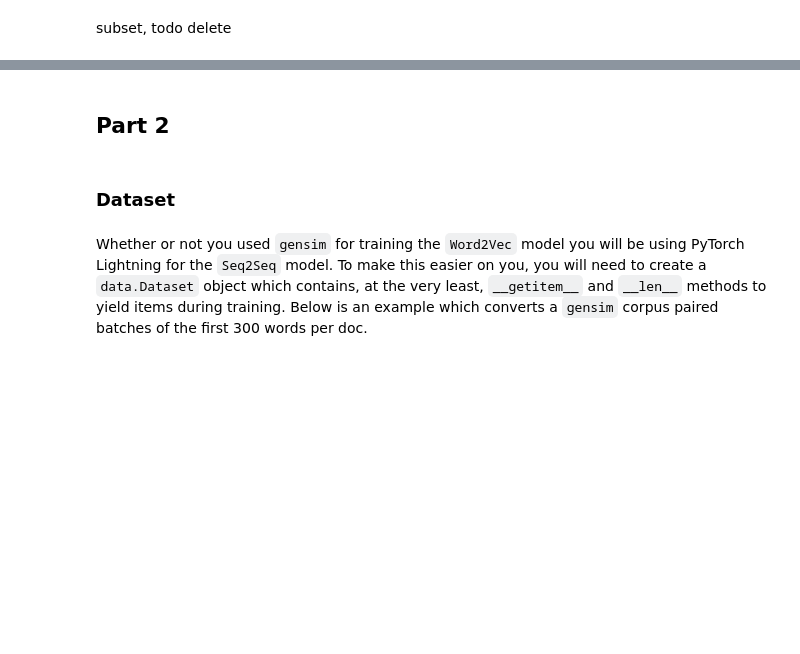
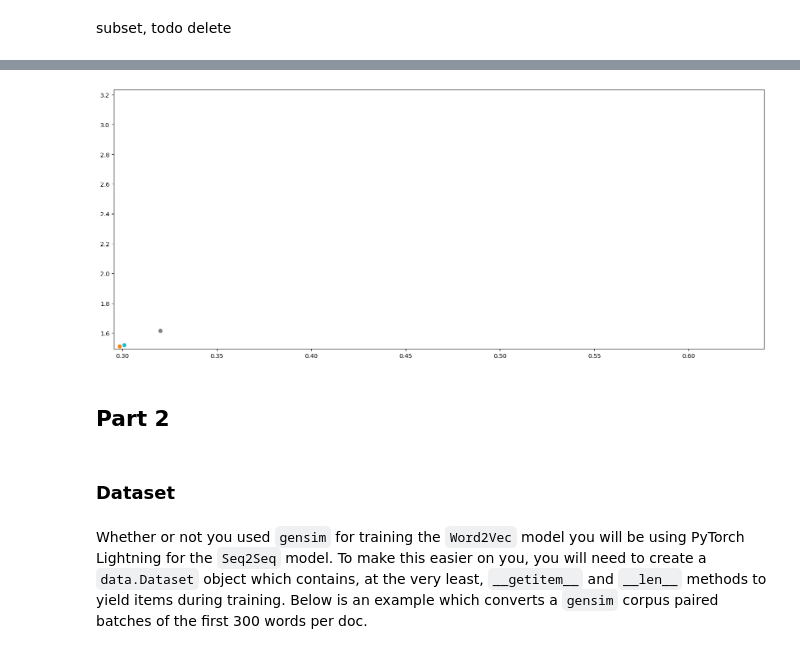
Before and after one commit to FridljDa/deep_learning, a Jupyter notebook: pset/pset3/problem 2/20230410_02_word2vec.ipynb, the cells around one changed output, grey strips where cells are left out. Cells and saved outputs as stored; diff of their text form; code cells hidden in the pictures; blank space fills up the shorter version.

```diff
--- a/pset/pset3/problem 2/20230410_02_word2vec.ipynb
+++ b/pset/pset3/problem 2/20230410_02_word2vec.ipynb
@@ -320,3 +317,33 @@ plt.show()
+# %%
+fig = plt.figure(figsize=(20, 8))
+lim_scale = 2
+
+ax = fig.add_subplot(1, 1, 1)
+
+# Get the 50 most frequent words in the vocabulary
+words = [w for w, _ in w2v.wv.most_similar(positive=['king'], topn=20)]
+
+vecs = w2v.wv[words]
+
+min_vals = np.min(vecs, axis=0)
+max_vals = np.max(vecs, axis=0)
+
+ax.set_xlim(min_vals[0] * lim_scale, max_vals[0] * lim_scale)
+ax.set_ylim(min_vals[1] * lim_scale, max_vals[1] * lim_scale)
+
+for j, vec in enumerate(vecs):
+    word = words[j]
+
+    plt.scatter(vec[0], vec[1])
+    plt.annotate(
+        word, xy=(0, 0),  xytext=(vec[0], vec[1]),
+        arrowprops=dict(arrowstyle="<-"),
+        fontsize=8  # Adjust the font size for readability
+    )
+
+plt.show()
+# %% [output]
+[figure, added]
 # %% [markdown]
 ## Part 2
 # %% [markdown]
```
Also changed, not shown: parts of 16 cells of this notebook.
